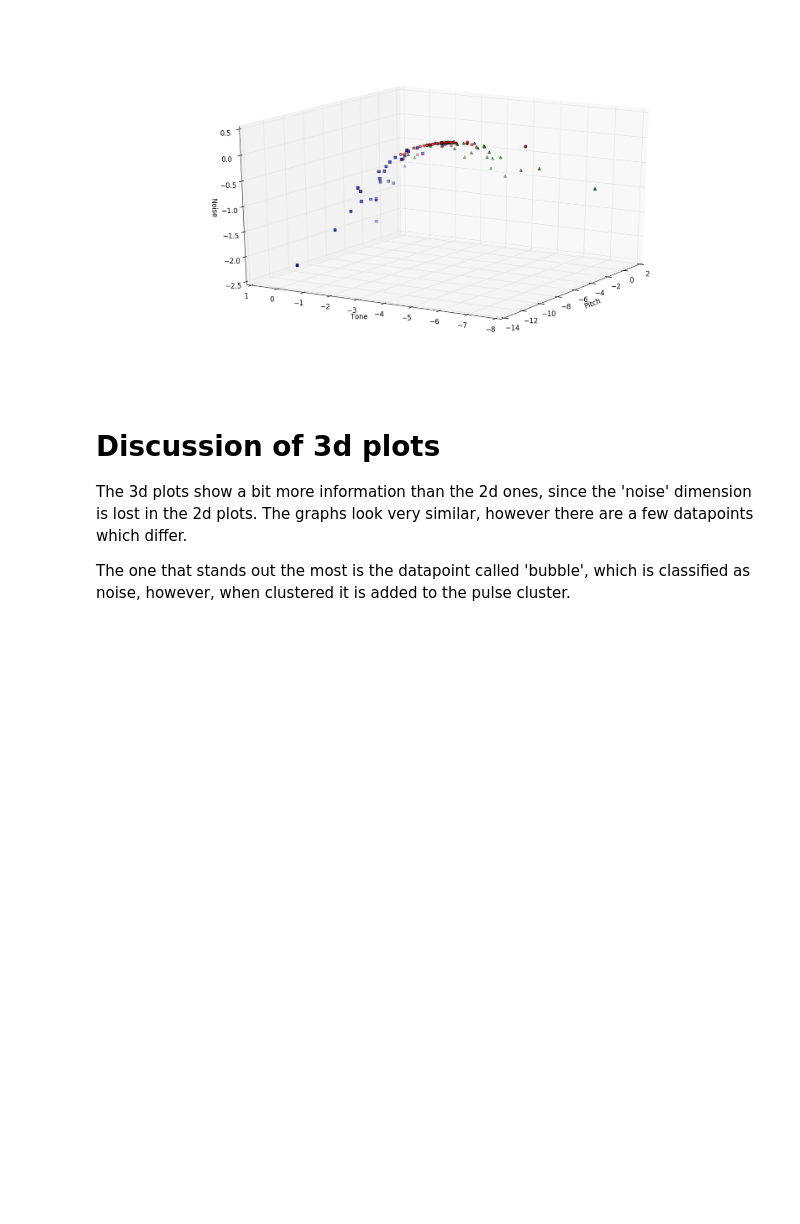
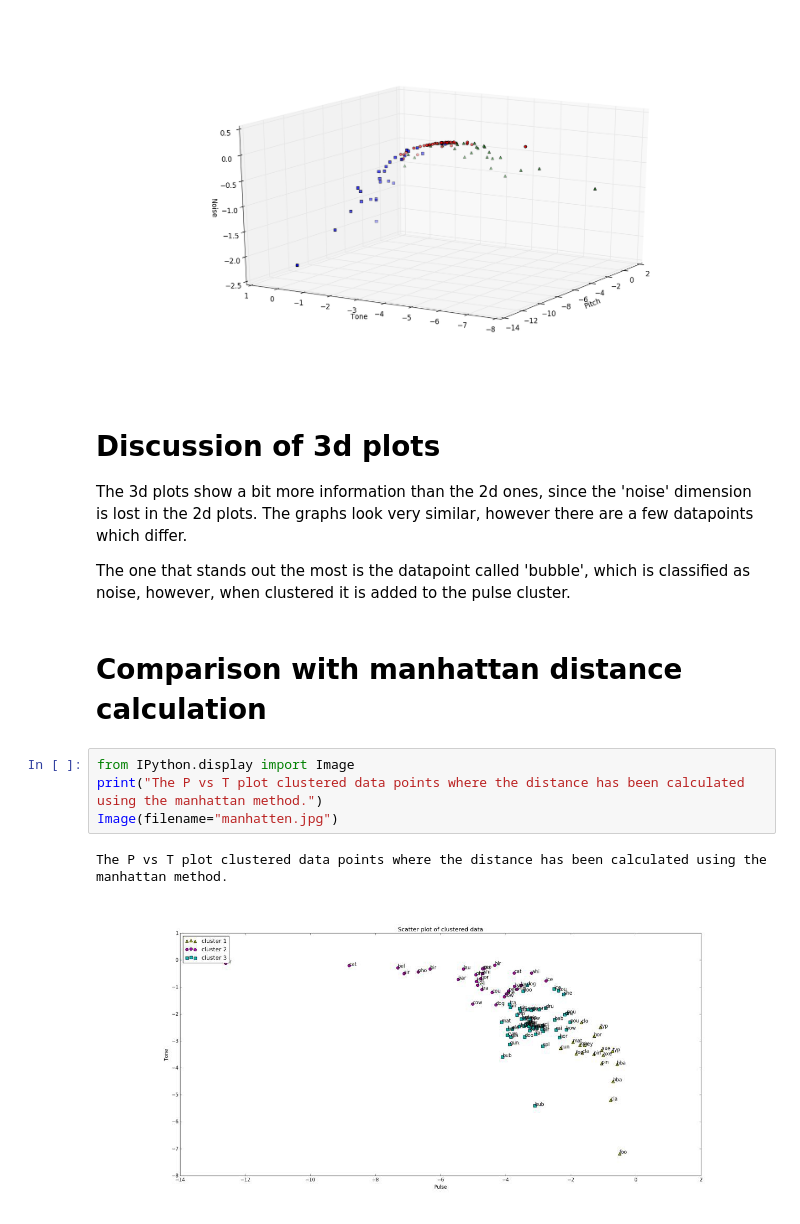
Before and after one commit to DanitaGnanaraj/clustering, a Jupyter notebook: Danita, Kevin_P4_Clustering.ipynb, the cells around one changed output. Drawn from its saved outputs; the diff is of its cells as text; blank space fills up the shorter version.

Commit message:
comparison with manhattan method

```diff
--- a/Danita, Kevin_P4_Clustering.ipynb
+++ b/Danita, Kevin_P4_Clustering.ipynb
@@ -217,3 +218,12 @@ The first image shows the clustered datapoints in a 3d view, the second shows th
 The 3d plots show a bit more information than the 2d ones, since the 'noise' dimension is lost in the 2d plots. The graphs look very similar, however there are a few datapoints which differ.
 
 The one that stands out the most is the datapoint called 'bubble', which is classified as noise, however, when clustered it is added to the pulse cluster.
+# %% [markdown]
+# Comparison with manhattan distance calculation
+# %%
+from IPython.display import Image
+print("The P vs T plot clustered data points where the distance has been calculated using the manhattan method.")
+Image(filename="manhatten.jpg")
+# %% [output]
+The P vs T plot clustered data points where the distance has been calculated using the manhattan method.
+[figure, added]
```
Also changed, not shown: parts of 2 cells of this notebook, 1 other file.
